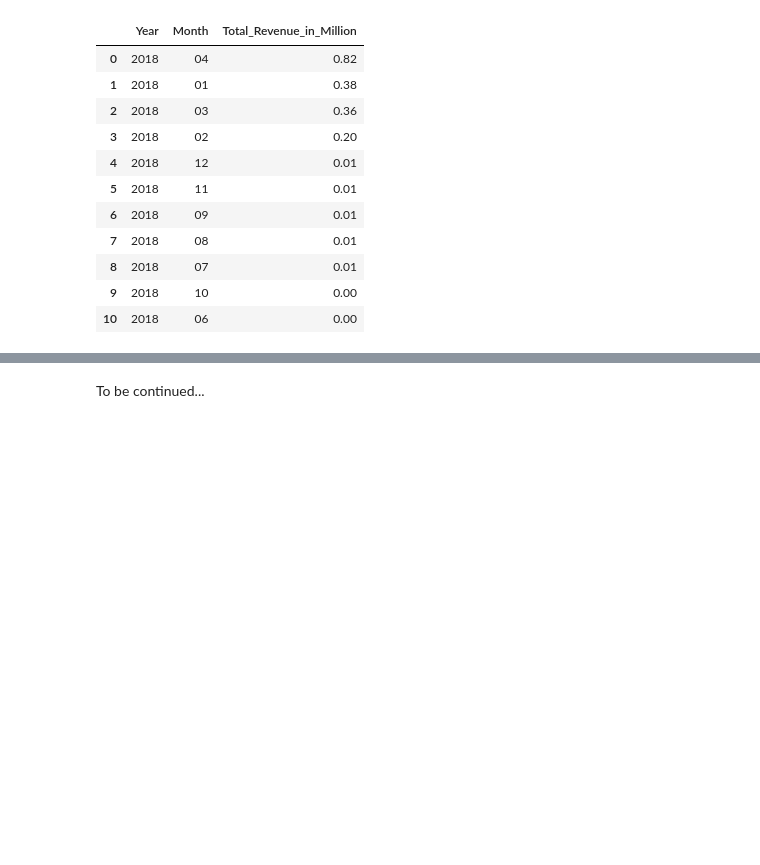
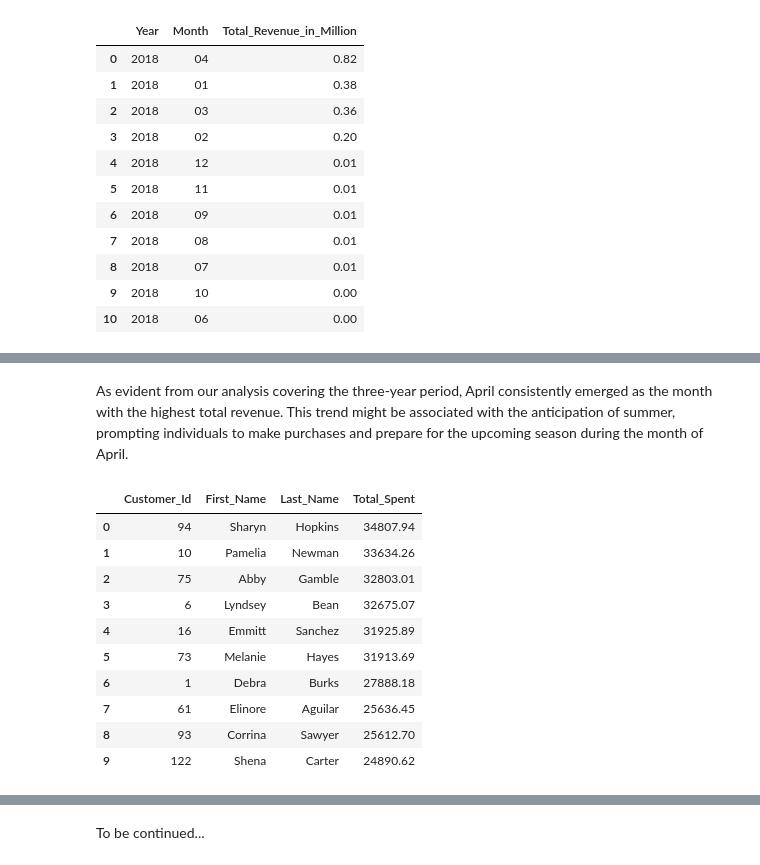
Before and after one commit to DiogocViana/Retail-Bike-Store-SQL-Notebook, a Jupyter notebook: Retail Bike Store.ipynb, the cells around one changed output, grey strips where cells are left out. Drawn from its saved outputs; the diff is of its cells as text; code cells hidden in the pictures; blank space fills up the shorter version.

```diff
--- a/Retail Bike Store.ipynb
+++ b/Retail Bike Store.ipynb
@@ -652,0 +699,44 @@ In 2018, a departure from the 2017 pattern was evident, with April securing the
+# %% [markdown]
+As evident from our analysis covering the three-year period, April consistently emerged as the month with the highest total revenue. This trend might be associated with the anticipation of summer, prompting individuals to make purchases and prepare for the upcoming season during the month of April.
+# %%
+#- Most valuable costumer
+query = '''
+        with Total_Spent AS
+             (SELECT oi.order_id,
+                     ot.customer_id,
+                     c.first_name,
+                     c.last_name,
+                     ot.order_date,
+                     oi.product_id,
+                     oi.quantity,
+                     oi.list_price,
+                     oi.discount,
+                     ((oi.quantity * oi.list_price) * (1-oi.discount)) AS total_sale_product
+              FROM order_items AS oi
+              LEFT JOIN orders AS ot
+              ON oi.order_id = ot.order_id
+              LEFT JOIN customers AS c
+              ON ot.customer_id = c.customer_id)
+
+
+        SELECT customer_id AS Customer_Id, first_name AS First_Name, last_name AS Last_Name, ROUND(SUM(total_sale_product),2) AS Total_Spent
+        FROM Total_Spent
+        GROUP BY Customer_Id, First_Name, Last_Name
+        ORDER BY Total_Spent DESC
+        LIMIT 10
+        '''
+
+df = pd.read_sql_query(query, connection)
+df
+# %% [output]
+|  | Customer_Id | First_Name | Last_Name | Total_Spent |
+| 0 | 94 | Sharyn | Hopkins | 34807.94 |
+| 1 | 10 | Pamelia | Newman | 33634.26 |
+| 2 | 75 | Abby | Gamble | 32803.01 |
+| 3 | 6 | Lyndsey | Bean | 32675.07 |
+| 4 | 16 | Emmitt | Sanchez | 31925.89 |
+| 5 | 73 | Melanie | Hayes | 31913.69 |
+| 6 | 1 | Debra | Burks | 27888.18 |
+| 7 | 61 | Elinore | Aguilar | 25636.45 |
+| 8 | 93 | Corrina | Sawyer | 25612.70 |
+| 9 | 122 | Shena | Carter | 24890.62 |
```
Also changed, not shown: parts of 13 cells of this notebook.
